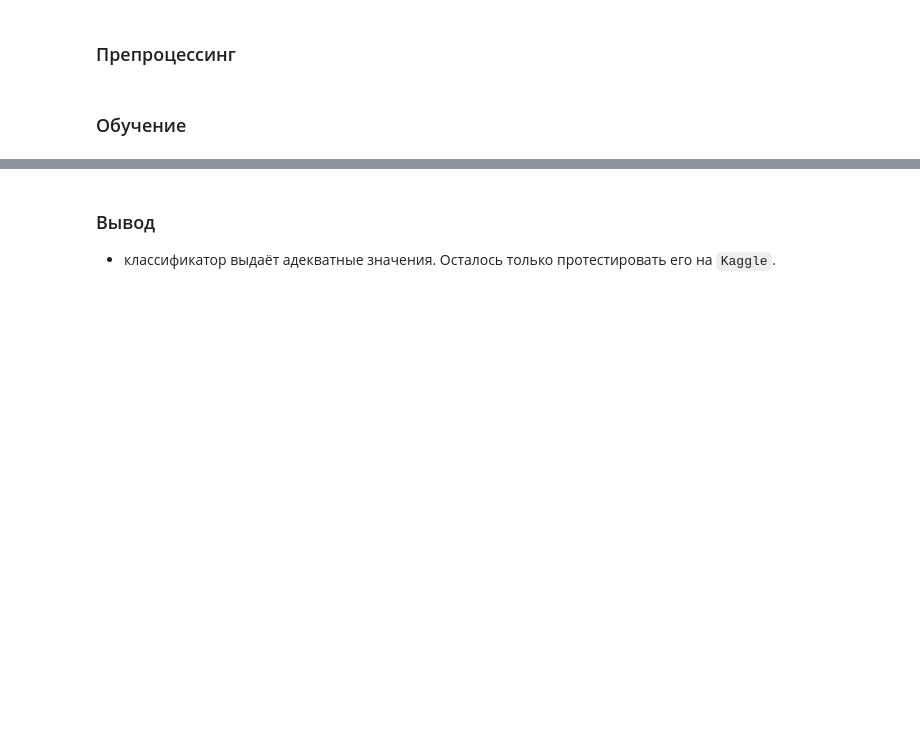
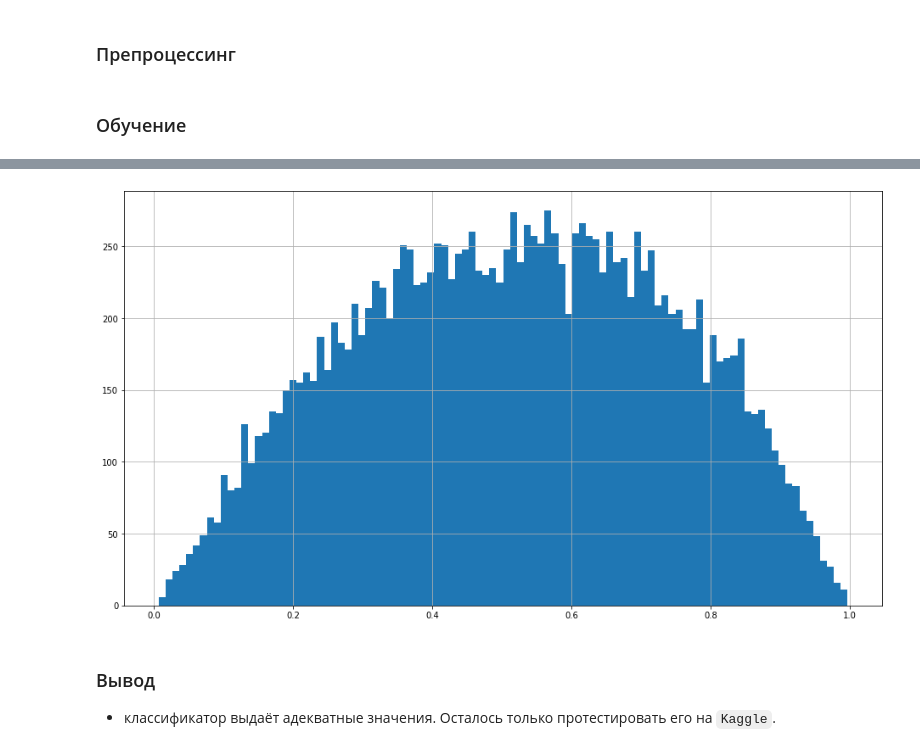
Before and after one commit to Ezmalts/Simple-Dota2-Research, a Jupyter notebook: dota-2 research.ipynb, the cells around one changed output, grey strips where cells are left out. Saved outputs shown, nothing was run; the diff lists cells and outputs as text; code cells hidden in the pictures; blank space fills up the shorter version.

```diff
--- a/dota-2 research.ipynb
+++ b/dota-2 research.ipynb
@@ -350,3 +351,15 @@ min probability = 0.02126647951247359
+# %%
+plt.figure(figsize=(16, 9))
+
+plt.hist(
+    probas[:, 1],
+    bins=100
+)
+
+plt.grid()
+plt.show()
+# %% [output]
+[figure, added]
 # %% [markdown]
 ### Вывод
 - классификатор выдаёт адекватные значения. Осталось только протестировать его на `Kaggle`.
```
Also changed, not shown: parts of 8 cells of this notebook.
